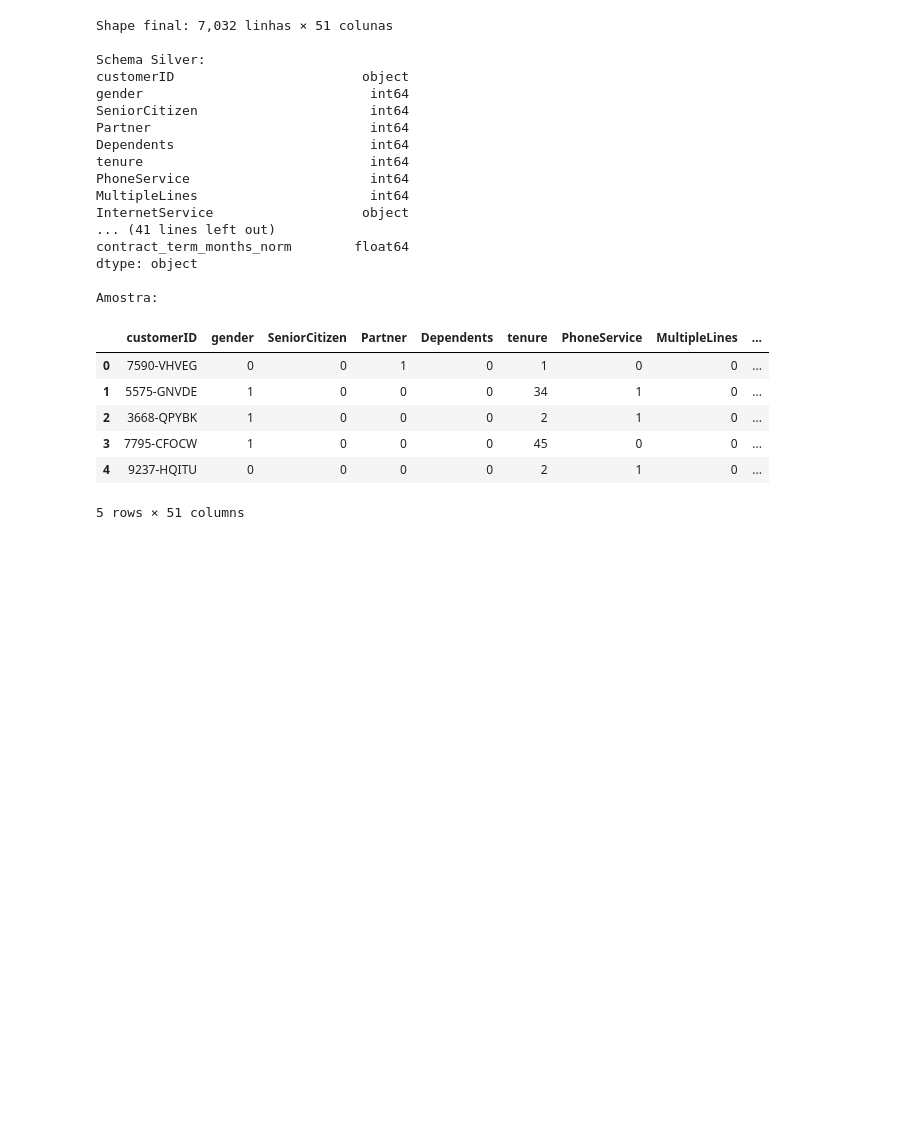
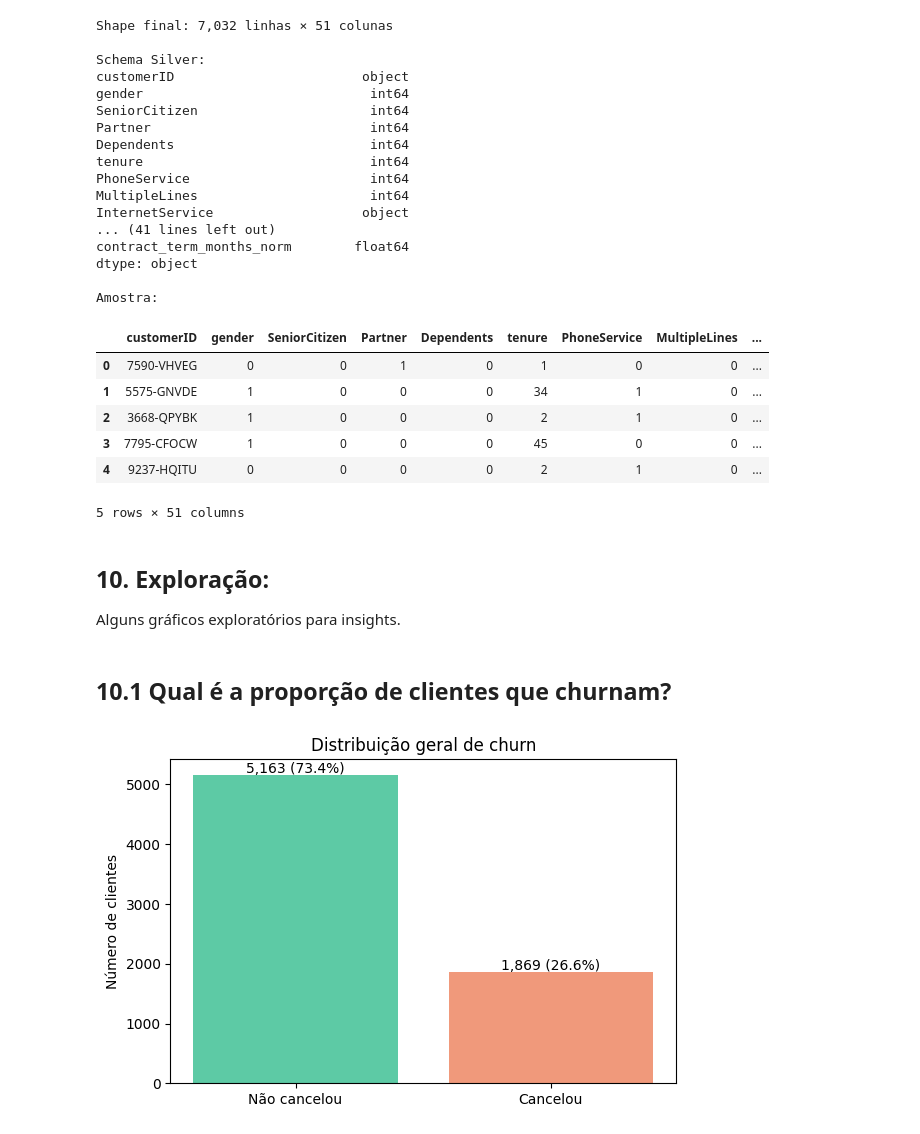
Before and after one commit to gabrielpires-1/predictive-churn-etl, a Jupyter notebook: src/02_transformation.ipynb, the cells around one changed output. Saved outputs shown, nothing was run; the diff lists cells and outputs as text; code cells hidden in the pictures; blank space fills up the shorter version.

```diff
--- a/src/02_transformation.ipynb
+++ b/src/02_transformation.ipynb
@@ -478,3 +478,22 @@ Amostra:
 | 3 | 7795-CFOCW | 1 | 0 | 0 | 0 | 45 | 0 | 0 | ... |
 | 4 | 9237-HQITU | 0 | 0 | 0 | 0 | 2 | 1 | 0 | ... |
 5 rows × 51 columns
+# %% [markdown]
+## 10. Exploração:
+Alguns gráficos exploratórios para insights.
+# %% [markdown]
+## 10.1 Qual é a proporção de clientes que churnam?
+# %%
+import matplotlib.pyplot as plt
+
+fig, ax = plt.subplots(figsize=(6, 4))
+churn_counts = df["Churn"].value_counts()
+ax.bar(["Não cancelou", "Cancelou"], churn_counts.values, color=["#5DCAA5", "#F0997B"])
+ax.set_title("Distribuição geral de churn")
+ax.set_ylabel("Número de clientes")
+for i, v in enumerate(churn_counts.values):
+    ax.text(i, v + 30, f"{v:,} ({v/len(df):.1%})", ha="center", fontsize=10)
+plt.tight_layout()
+plt.show()
+# %% [output]
+[figure, added]
```
Also changed, not shown: parts of 24 cells of this notebook, 3 other files.
